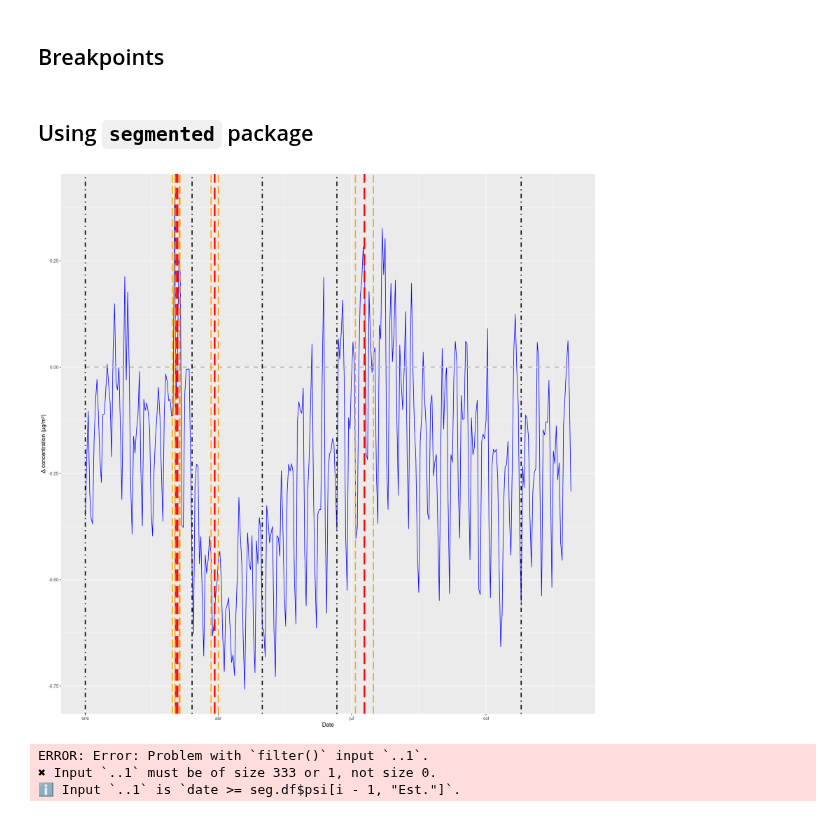
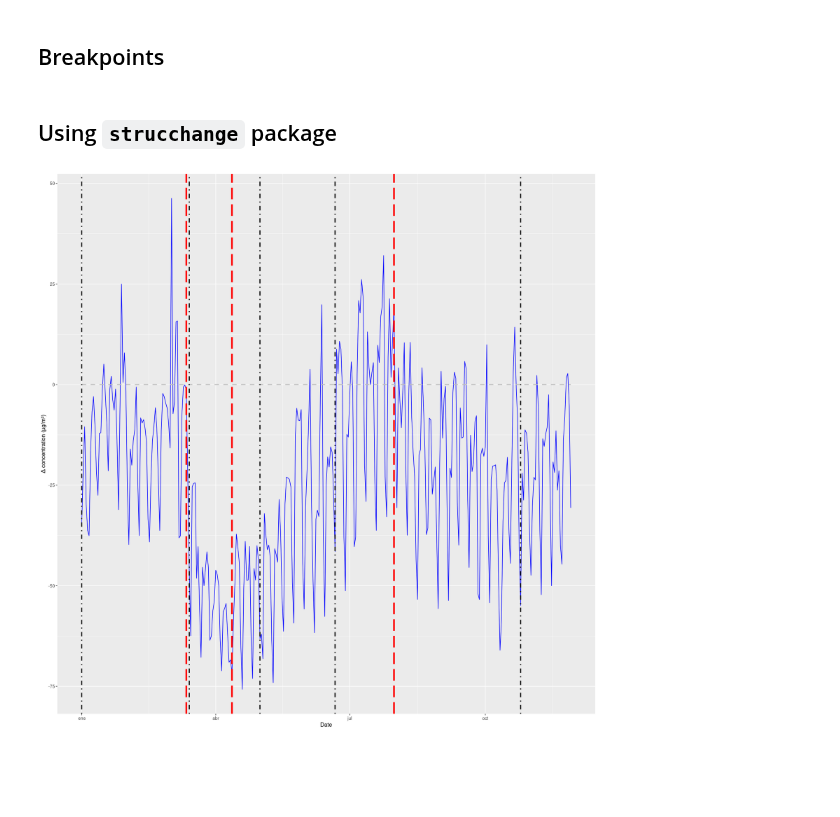
Before and after one commit to Jaimedgp/AirQualityCOVID, a Jupyter notebook: notebooks/Analysis/Spain/Breakpoints.ipynb, the cells around one changed output. Saved outputs shown, nothing was run; the diff lists cells and outputs as text; code cells hidden in the pictures; blank space fills up the shorter version.

```diff
--- a/notebooks/Analysis/Spain/Breakpoints.ipynb
+++ b/notebooks/Analysis/Spain/Breakpoints.ipynb
@@ -26,7 +26,7 @@ load(paste("data/Analysis/predictions-",
 sites.lv <- read.csv("data/Curation/checked_AQ.csv") %>%
             filter(Pollutant == variable)
 # %%
-results$diff <- (results$obs - results$pred.qq) / results$pred.qq
+results$diff <- 100 * (results$obs - results$pred.qq) / results$pred.qq
 
 spain.results <- results %>%
                 select(date, diff) %>%
@@ -57,5 +57,5 @@ periods <- list(
 # %% [markdown]
 ## Breakpoints
 # %% [markdown]
-## Using `segmented` package
+## Using `strucchange` package
 # %%
@@ -63,58 +63,53 @@ suppressMessages(library(segmented))
 suppressMessages(library(plyr))
-# %%
-seg.df <- segmented(lm(diff ~ date + 1,
-                       data=spain.results),
-                    seg.Z = ~date,
-                    psi = unlist(periods[2:5])
-                   )
+# %%
+seg.df <- breakpoints(diff ~ date,
+                      data=spain.results,
+                          h=15,
+                      breaks = 5
+                     )$breakpoints
+
+seg.df <- data.frame(Est. = spain.results[seg.df,]$date)
 # %%
 plot <- ggplot(data=spain.results,aes(x=lubridate::as_date(date)))+
     geom_line(aes(y=diff), color="blue", size=0.5) +
     geom_line(aes(y=0), color="gray", linetype=2, size=1) +
     xlab("Date") + ylab("\u0394 concentration (\u00b5g/m\u00b3)")
 
 plot <- plot +
-    geom_vline(data=data.frame(seg.df$psi), aes(xintercept = Est.),
-               linetype=5, color = "red", size=1.5) +
-    geom_vline(data=data.frame(seg.df$psi), aes(xintercept = Est.+St.Err),
-               linetype=5, color = "orange", size=1) +
-    geom_vline(data=data.frame(seg.df$psi), aes(xintercept = Est.-St.Err),
-               linetype=5, color = "orange", size=1)
+    geom_vline(data=seg.df,
+               aes(xintercept = Est.),
+               linetype=5, color = "red", size=1.5)
 
 for (k in 1:(length(periods))) {
     plot <- plot + geom_vline(xintercept = as.numeric(periods[k]),
                               linetype=4, color = "black", size=1)
 }
 
 plot
 # %% [output]
-[figure, old version]
+[figure, new version]
 # %%
 change <- list(serie = data.frame(),
                speed = data.frame())
 
-for (i in 1:nrow(seg.df$psi)) {
+seg.df <- rbind(data.frame(Est.=unlist(periods)[1]),
+                    seg.df,
+                    data.frame(Est.=unlist(periods)[5]))
+
+for (i in 2:nrow(seg.df)) {
         dat <- spain.results %>%
-                filter(date >= seg.df$psi[i-1, "Est."],
-                       date <= seg.df$psi[i, "Est."],
+                filter(date >= seg.df[i-1, "Est."],
+                       date <= seg.df[i, "Est."],
                        diff < Inf
                       )
         if (nrow(dat) == 0) {next()}
 
         dat.model <- lm(diff ~ date, data = dat, na.action = na.omit)
 
-        change[["speed"]] <- rbind(change[["speed"]],
-                              data.frame(period = names(periods)[i-1],
-                                         speed = dat.model$coefficients[2]
-                                  ))
-        change[["serie"]] <- rbind(change[["serie"]],
+        change <- rbind(change,
                               data.frame(period = names(periods)[i-1],
                                          date = dat$date,
                                          diff = dat$diff,
                                          fit = predict(dat.model))
                              )
     }
-# %% [output]
-ERROR: Error: Problem with `filter()` input `..1`.
-✖ Input `..1` must be of size 333 or 1, not size 0.
-ℹ Input `..1` is `date >= seg.df$psi[i - 1, "Est."]`.
```
Also changed, not shown: parts of 3 cells of this notebook, 1 other file.
